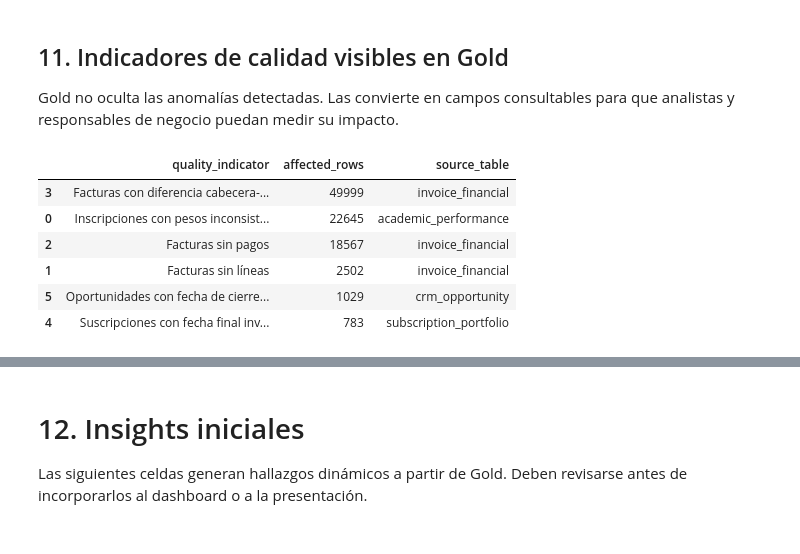
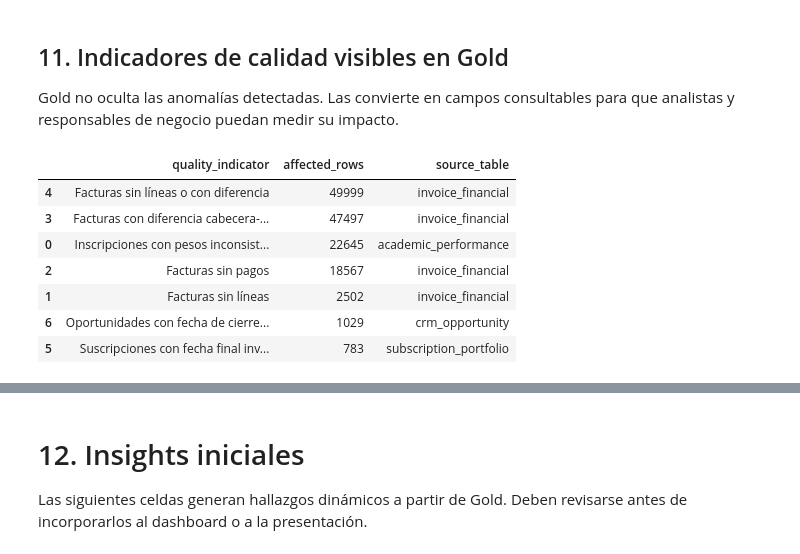
Before and after one commit to sebasx96/gotech-data-engineering-tigo, a Jupyter notebook: notebooks/02_gold_analysis.ipynb, the cells around one changed output, grey strips where cells are left out. Drawn from its saved outputs; the diff is of its cells as text; code cells hidden in the pictures.

Commit message:
Finalize project delivery and documentation

```diff
--- a/notebooks/02_gold_analysis.ipynb
+++ b/notebooks/02_gold_analysis.ipynb
@@ -887,42 +903,53 @@ quality_indicators = pd.DataFrame(
         },
         {
             "quality_indicator": "Facturas con diferencia cabecera-líneas",
+            "affected_rows": int(
+                (
+                    invoices["has_invoice_items"]
+                    & ~invoices["invoice_items_match_header"]
+                ).sum()
+            ),
+            "source_table": "invoice_financial",
+        },
+        {
+            "quality_indicator": "Facturas sin líneas o con diferencia",
             "affected_rows": int(
                 (~invoices["invoice_items_match_header"]).sum()
             ),
             "source_table": "invoice_financial",
         },
         {
             "quality_indicator": "Suscripciones con fecha final inválida",
             "affected_rows": int(
                 subscriptions["invalid_end_date_flag"].sum()
             ),
             "source_table": "subscription_portfolio",
         },
         {
             "quality_indicator": "Oportunidades con fecha de cierre inválida",
             "affected_rows": int(
                 opportunities["invalid_close_date_flag"].sum()
             ),
             "source_table": "crm_opportunity",
         },
     ]
 )
 
 display(
     quality_indicators.sort_values(
         "affected_rows",
         ascending=False,
     )
 )
 # %% [output]
 |  | quality_indicator | affected_rows | source_table |
-| 3 | Facturas con diferencia cabecera-... | 49999 | invoice_financial |
+| 4 | Facturas sin líneas o con diferencia | 49999 | invoice_financial |
+| 3 | Facturas con diferencia cabecera-... | 47497 | invoice_financial |
 | 0 | Inscripciones con pesos inconsist... | 22645 | academic_performance |
 | 2 | Facturas sin pagos | 18567 | invoice_financial |
 | 1 | Facturas sin líneas | 2502 | invoice_financial |
-| 5 | Oportunidades con fecha de cierre... | 1029 | crm_opportunity |
-| 4 | Suscripciones con fecha final inv... | 783 | subscription_portfolio |
+| 6 | Oportunidades con fecha de cierre... | 1029 | crm_opportunity |
+| 5 | Suscripciones con fecha final inv... | 783 | subscription_portfolio |
 # %%
 plot_data = quality_indicators.sort_values(
     "affected_rows",
```
Also changed, not shown: parts of 3 cells of this notebook, 12 other files.
